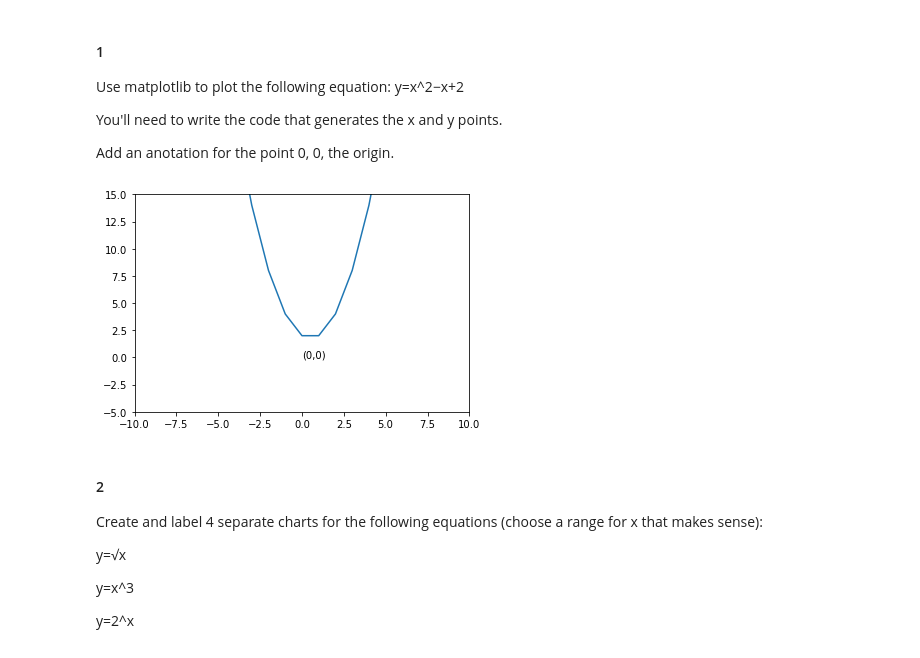
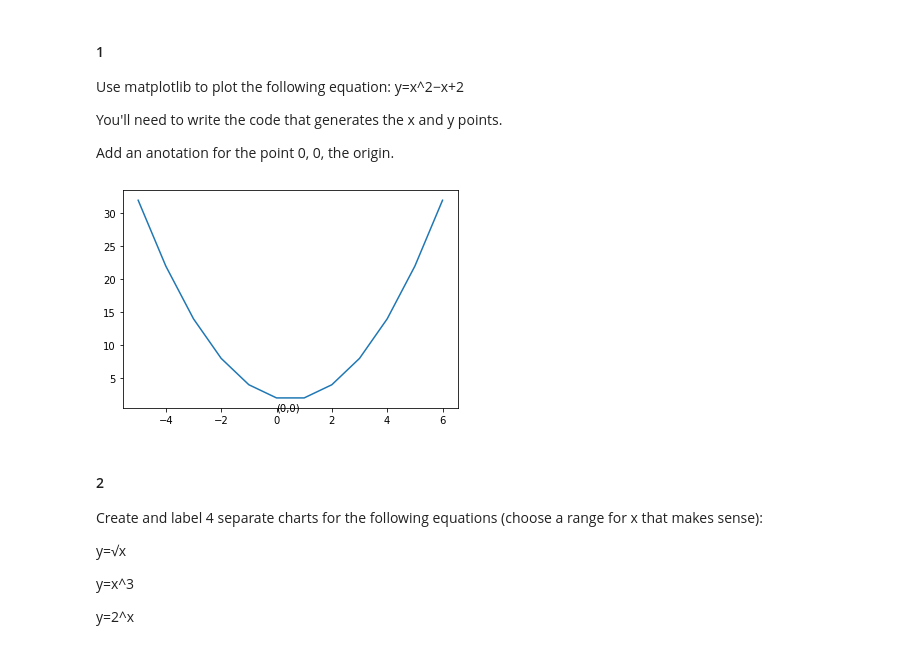
Before and after one commit to stephenfitzsimon/numpy-pandas-visualization-exercises, a Jupyter notebook: matplotlib_exercises.ipynb, the cells around one changed output. Cells and saved outputs as stored; diff of their text form; code cells hidden in the pictures.

```diff
--- a/matplotlib_exercises.ipynb
+++ b/matplotlib_exercises.ipynb
@@ -10,18 +10,18 @@ You'll need to write the code that generates the x and y points.
 
 Add an anotation for the point 0, 0, the origin.
 # %%
-x = list(range(-50,50))
-y = [x**2-x+2 for x in x]
+x = range(-5,7)
+y = [i**2-i+2 for i in x]
 
 plt.plot(x,y)
 #zoom into the function minimum
-plt.xlim(-10,10)
-plt.ylim(-5,15)
+#plt.xlim(-10,10)
+#plt.ylim(-5,15)
 #plot the origin
 plt.text(0,0, '(0,0)')
 plt.show()
 # %% [output]
-[figure, old version]
+[figure, new version]
 # %% [markdown]
 #### 2
 Create and label 4 separate charts for the following equations (choose a range for x that makes sense):
```
Also changed, not shown: parts of 7 cells of this notebook, 3 other files.
